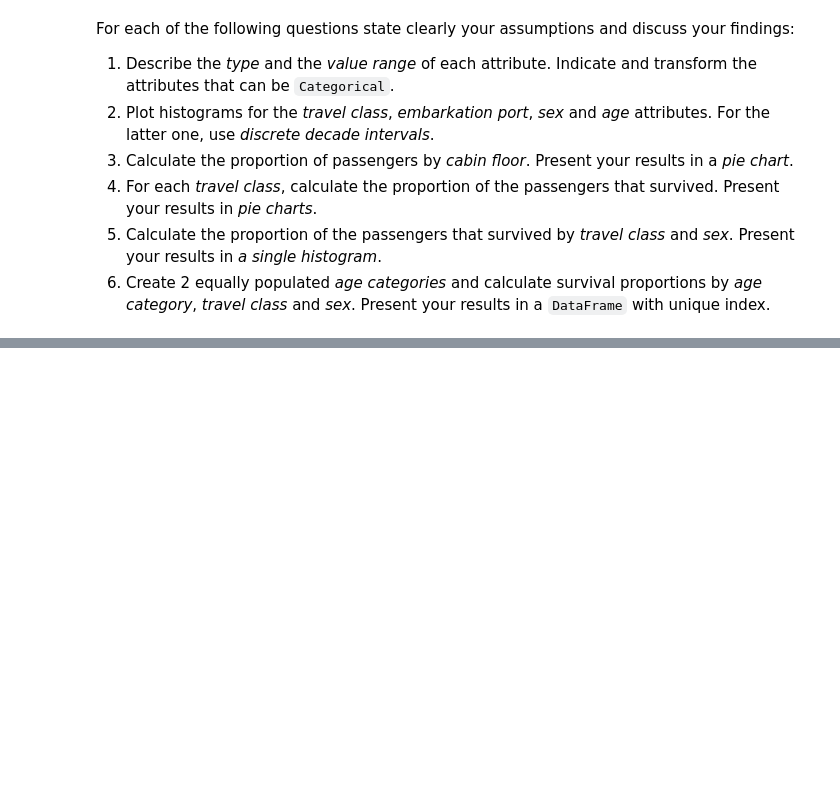
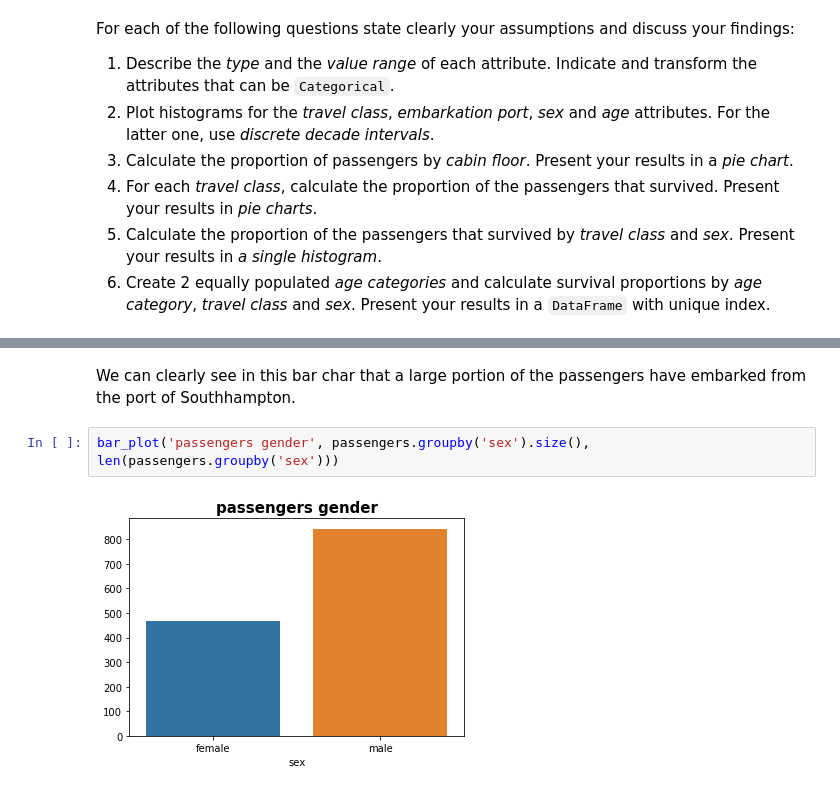
Before and after one commit to mathildemrt/ada, a Jupyter notebook: 01 - Pandas and Data Wrangling/Homework 1.ipynb, the cells around one changed output, grey strips where cells are left out. Saved outputs shown, nothing was run; the diff lists cells and outputs as text; blank space fills up the shorter version.

```diff
--- a/01 - Pandas and Data Wrangling/Homework 1.ipynb
+++ b/01 - Pandas and Data Wrangling/Homework 1.ipynb
@@ -139,0 +257,6 @@ For each of the following questions state clearly your assumptions and discuss y
+# %% [markdown]
+We can clearly see in this bar char that a large portion of the passengers have embarked from the port of Southhampton.
+# %%
+bar_plot('passengers gender', passengers.groupby('sex').size(), len(passengers.groupby('sex')))
+# %% [output]
+[figure, added]
```
Also changed, not shown: parts of 31 cells of this notebook.
